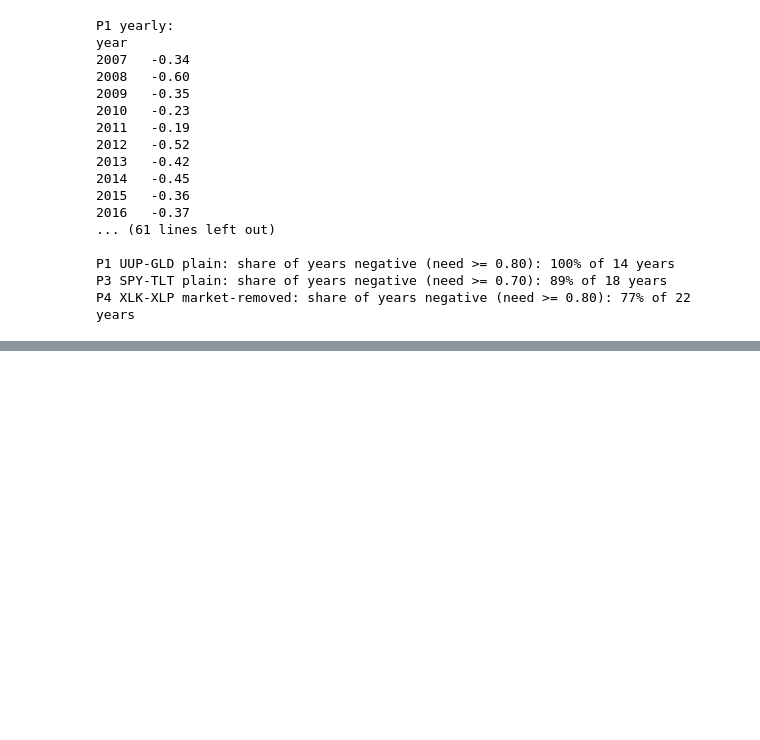
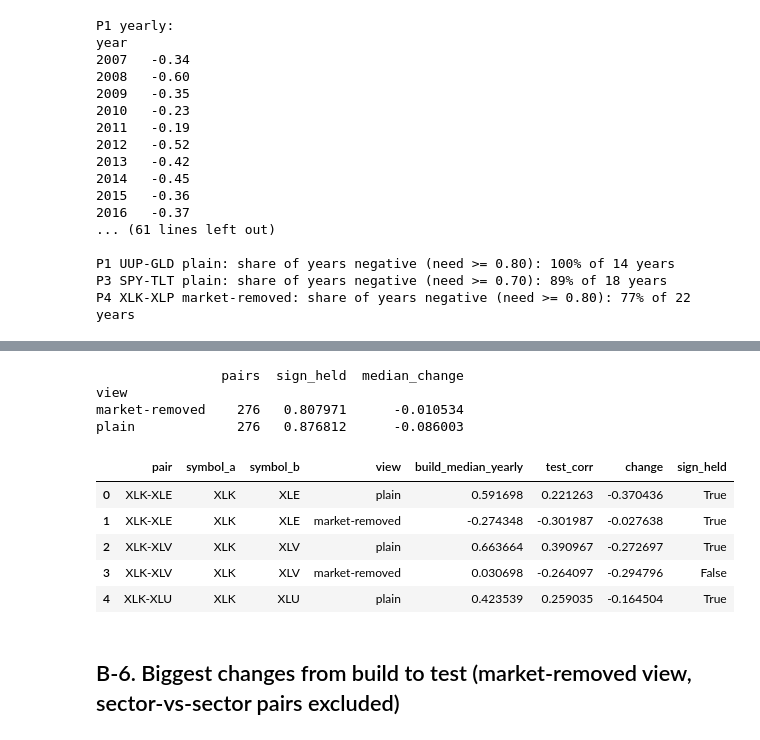
Before and after one commit to LamBuild33/market-rotation-research, a Jupyter notebook: notebooks/01_who_moves_together.ipynb, the cells around one changed output, grey strips where cells are left out. Drawn from its saved outputs; the diff is of its cells as text; code cells hidden in the pictures; blank space fills up the shorter version.

```diff
--- a/notebooks/01_who_moves_together.ipynb
+++ b/notebooks/01_who_moves_together.ipynb
@@ -315,0 +457,29 @@ P4 XLK-XLP market-removed: share of years negative (need >= 0.80): 77% of 22 yea
+# %%
+bm = yearly.groupby(["pair", "view"]).correlation.median()
+rows = []
+for _, r in wholeT.iterrows():
+    pair = f"{r.symbol_a}-{r.symbol_b}"
+    for v, col in (("plain", "plain_corr"), ("market-removed", "removed_corr")):
+        t = r[col]
+        if pd.isna(t) or (pair, v) not in bm.index:
+            continue
+        b = bm[(pair, v)]
+        rows.append(dict(pair=pair, symbol_a=r.symbol_a, symbol_b=r.symbol_b, view=v, build_median_yearly=b,
+                         test_corr=t, change=t - b, sign_held=bool(np.sign(t) == np.sign(b))))
+cmpT = pd.DataFrame(rows)
+cmpT.drop(columns=["symbol_a", "symbol_b"]).to_csv(R / "01b_build_vs_test.csv", index=False)
+print(cmpT.groupby("view").agg(pairs=("pair", "size"), sign_held=("sign_held", "mean"), median_change=("change", "median")))
+cmpT.head()
+# %% [output]
+                pairs  sign_held  median_change
+view
+market-removed    276   0.807971      -0.010534
+plain             276   0.876812      -0.086003
+|  | pair | symbol_a | symbol_b | view | build_median_yearly | test_corr | change | sign_held |
+| 0 | XLK-XLE | XLK | XLE | plain | 0.591698 | 0.221263 | -0.370436 | True |
+| 1 | XLK-XLE | XLK | XLE | market-removed | -0.274348 | -0.301987 | -0.027638 | True |
+| 2 | XLK-XLV | XLK | XLV | plain | 0.663664 | 0.390967 | -0.272697 | True |
+| 3 | XLK-XLV | XLK | XLV | market-removed | 0.030698 | -0.264097 | -0.294796 | False |
+| 4 | XLK-XLU | XLK | XLU | plain | 0.423539 | 0.259035 | -0.164504 | True |
+# %% [markdown]
+## B-6. Biggest changes from build to test (market-removed view, sector-vs-sector pairs excluded)
```
Also changed, not shown: parts of 16 cells of this notebook, 11 other files.
